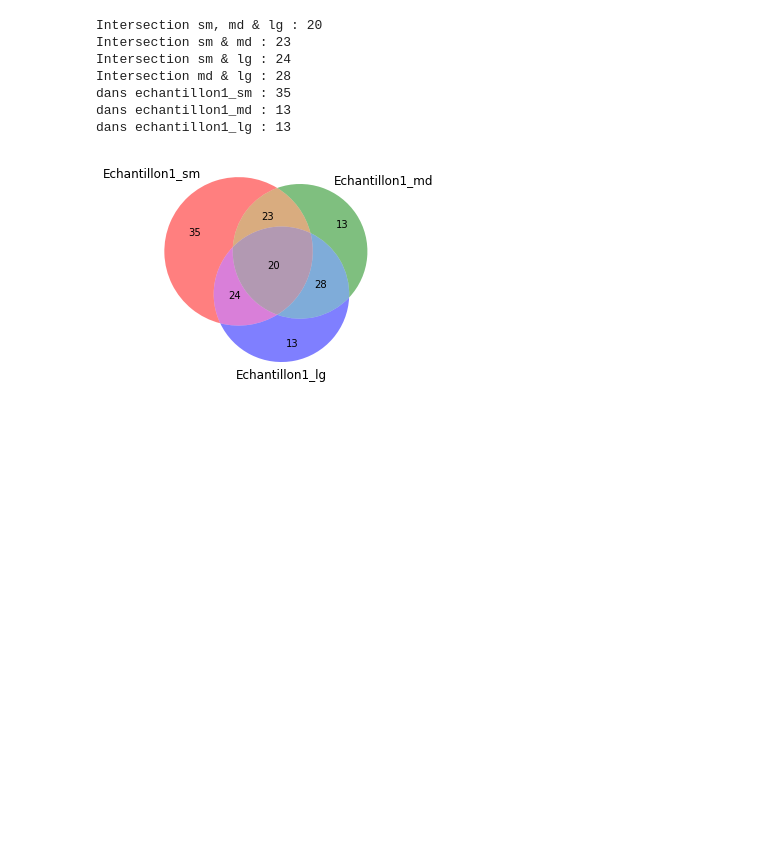
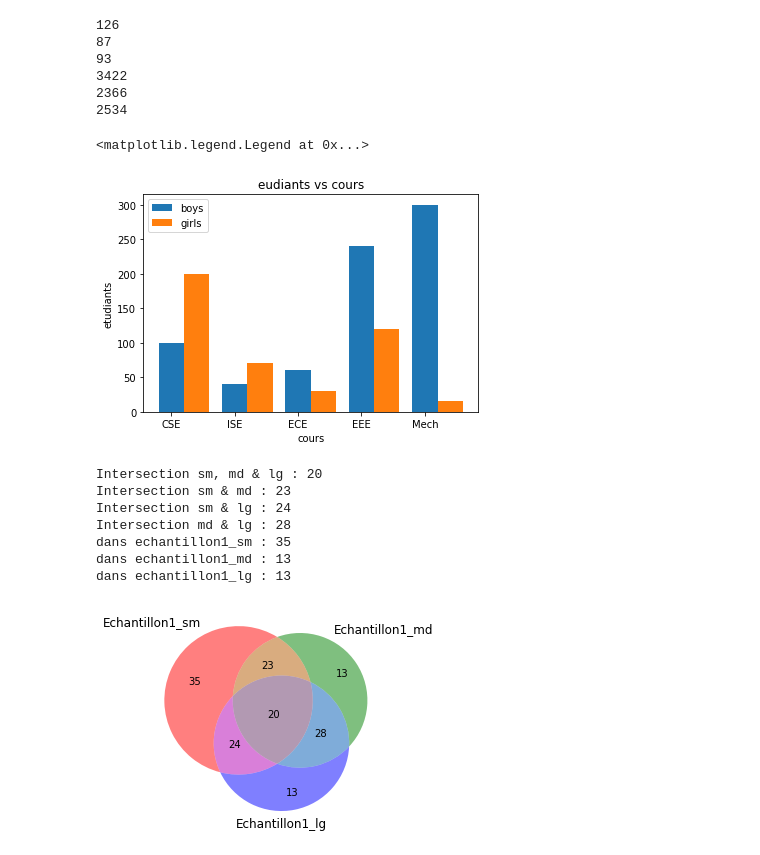
Before and after one commit to LAZREG14/Memoire, a Jupyter notebook: Intersections.ipynb, the cells around one changed output. Drawn from its saved outputs; the diff is of its cells as text; code cells hidden in the pictures; blank space fills up the shorter version.

```diff
--- a/Intersections.ipynb
+++ b/Intersections.ipynb
@@ -19,4 +22,41 @@ echantillon1_lg = ouvrir_json("lieux_echantillon_aprésNettoyage/lieux_echantil
 echantillon2_sm = ouvrir_json("lieux_echantillon_aprésNettoyage/lieux_echantillon2_aprésNettoyage_sm.json")
 echantillon2_md = ouvrir_json("lieux_echantillon_aprésNettoyage/lieux_echantillon2_aprésNettoyage_md.json")
 echantillon2_lg = ouvrir_json("lieux_echantillon_aprésNettoyage/lieux_echantillon2_aprésNettoyage_lg.json")
+# %%
+print(len(echantillon1_sm))
+print(len(echantillon1_md))
+print(len(echantillon1_lg))
+print(len(echantillon2_sm))
+print(len(echantillon2_md))
+print(len(echantillon2_lg))
+# %% [output]
+126
+87
+93
+3422
+2366
+2534
+# %%
+import matplotlib.pyplot as plt
+import numpy as np
+
+w = 0.4
+x = ["CSE","ISE","ECE","EEE","Mech"]
+boys = [100,40,60,240,300]
+girls = [200,70,30,120,15]
+
+bar1 = np.arange(len(x))
+bar2 = [i+w for i in bar1]
+
+plt.bar(bar1,boys,w,label="boys")
+plt.bar(bar2,girls,w,label="girls")
+
+plt.xlabel("cours")
+plt.ylabel("etudiants")
+plt.title("eudiants vs cours")
+plt.xticks(bar1,x)
+plt.legend()
+# %% [output]
+<matplotlib.legend.Legend at 0x...>
+[figure, added]
 # %%
```
Also changed, not shown: parts of 18 cells of this notebook, 13 other files.
